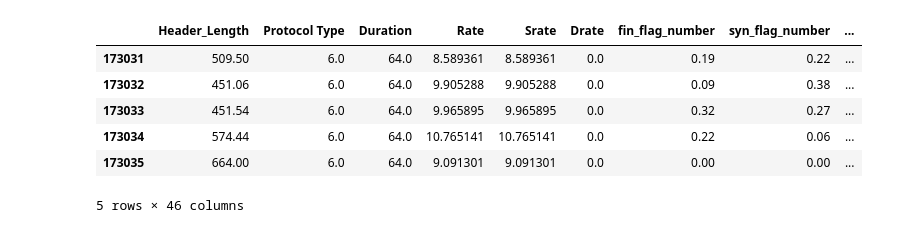
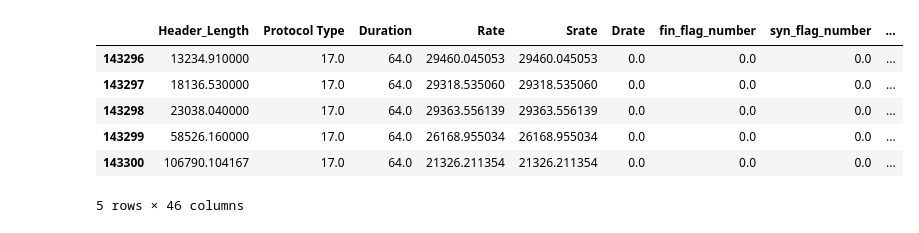
Before and after one commit to sedwna/IOMT, a Jupyter notebook: SRC/main.ipynb, the cells around one changed output. Cells and saved outputs as stored; diff of their text form; code cells hidden in the pictures.

Commit message:
train model

```diff
--- a/SRC/main.ipynb
+++ b/SRC/main.ipynb
@@ -16 +1,43 @@ df_mqtt_ddos_2['label'] = 1
+# %%
+import pandas as pd
+
+df_benign_1 = pd.read_csv('../data/Benign_test.pcap.csv')
+df_benign_2 = pd.read_csv('../data/Benign_train.pcap.csv')
+
+df_dos_1 = pd.read_csv('../data/MQTT-DoS-Connect_Flood_test.pcap.csv')
+df_dos_2 = pd.read_csv('../data/MQTT-DoS-Connect_Flood_train.pcap.csv')
+
+df_dos_3 = pd.read_csv('../data/MQTT-DoS-Publish_Flood_test.pcap.csv')
+df_dos_4 = pd.read_csv('../data/MQTT-DoS-Publish_Flood_train.pcap.csv')
+
+df_dos_5 = pd.read_csv('../data/TCP_IP-DoS-ICMP_test.pcap.csv')
+df_dos_6 = pd.read_csv('../data/TCP_IP-DoS-ICMP1_train.pcap.csv')
+df_dos_7 = pd.read_csv('../data/TCP_IP-DoS-ICMP2_train.pcap.csv')
+df_dos_8 = pd.read_csv('../data/TCP_IP-DoS-ICMP3_train.pcap.csv')
+df_dos_9 = pd.read_csv('../data/TCP_IP-DoS-ICMP4_train.pcap.csv')
+
+df_dos_10 = pd.read_csv('../data/TCP_IP-DoS-SYN_test.pcap.csv')
+df_dos_11 = pd.read_csv('../data/TCP_IP-DoS-SYN1_train.pcap.csv')
+df_dos_12 = pd.read_csv('../data/TCP_IP-DoS-SYN2_train.pcap.csv')
+df_dos_13 = pd.read_csv('../data/TCP_IP-DoS-SYN3_train.pcap.csv')
+df_dos_14 = pd.read_csv('../data/TCP_IP-DoS-SYN4_train.pcap.csv')
+
+
+df_dos_15 = pd.read_csv('../data/TCP_IP-DoS-TCP_test.pcap.csv')
+df_dos_16 = pd.read_csv('../data/TCP_IP-DoS-TCP1_train.pcap.csv')
+df_dos_17 = pd.read_csv('../data/TCP_IP-DoS-TCP2_train.pcap.csv')
+df_dos_18 = pd.read_csv('../data/TCP_IP-DoS-TCP3_train.pcap.csv')
+df_dos_19 = pd.read_csv('../data/TCP_IP-DoS-TCP4_train.pcap.csv')
+
+
+df_dos_20 = pd.read_csv('../data/TCP_IP-DoS-UDP_test.pcap.csv')
+df_dos_21 = pd.read_csv('../data/TCP_IP-DoS-UDP1_train.pcap.csv')
+df_dos_22 = pd.read_csv('../data/TCP_IP-DoS-UDP2_train.pcap.csv')
+df_dos_23 = pd.read_csv('../data/TCP_IP-DoS-UDP3_train.pcap.csv')
+df_dos_24 = pd.read_csv('../data/TCP_IP-DoS-UDP4_train.pcap.csv')
+# %%
+frames = [df_dos_1,df_dos_2, df_dos_3,df_dos_4, df_dos_5,df_dos_6, df_dos_7,df_dos_8, df_dos_9,df_dos_10, df_dos_11,df_dos_12, df_dos_13,df_dos_14, df_dos_15,df_dos_16, df_dos_17,df_dos_18, df_dos_19,df_dos_20, df_dos_21,df_dos_22, df_dos_23,df_dos_24]
+
+df_dos = pd.concat(frames)
+df_dos['label'] = 1
 # %%
@@ -31,10 +68,10 @@ df.head()
 # %%
-df.tail()
+df_dos.tail()
 # %% [output]
 |  | Header_Length | Protocol Type | Duration | Rate | Srate | Drate | fin_flag_number | syn_flag_number | ... |
-| 173031 | 509.50 | 6.0 | 64.0 | 8.589361 | 8.589361 | 0.0 | 0.19 | 0.22 | ... |
-| 173032 | 451.06 | 6.0 | 64.0 | 9.905288 | 9.905288 | 0.0 | 0.09 | 0.38 | ... |
-| 173033 | 451.54 | 6.0 | 64.0 | 9.965895 | 9.965895 | 0.0 | 0.32 | 0.27 | ... |
-| 173034 | 574.44 | 6.0 | 64.0 | 10.765141 | 10.765141 | 0.0 | 0.22 | 0.06 | ... |
-| 173035 | 664.00 | 6.0 | 64.0 | 9.091301 | 9.091301 | 0.0 | 0.00 | 0.00 | ... |
+| 143296 | 13234.910000 | 17.0 | 64.0 | 29460.045053 | 29460.045053 | 0.0 | 0.0 | 0.0 | ... |
+| 143297 | 18136.530000 | 17.0 | 64.0 | 29318.535060 | 29318.535060 | 0.0 | 0.0 | 0.0 | ... |
+| 143298 | 23038.040000 | 17.0 | 64.0 | 29363.556139 | 29363.556139 | 0.0 | 0.0 | 0.0 | ... |
+| 143299 | 58526.160000 | 17.0 | 64.0 | 26168.955034 | 26168.955034 | 0.0 | 0.0 | 0.0 | ... |
+| 143300 | 106790.104167 | 17.0 | 64.0 | 21326.211354 | 21326.211354 | 0.0 | 0.0 | 0.0 | ... |
 5 rows × 46 columns
```
Also changed, not shown: parts of 17 cells of this notebook, 26 other files.
